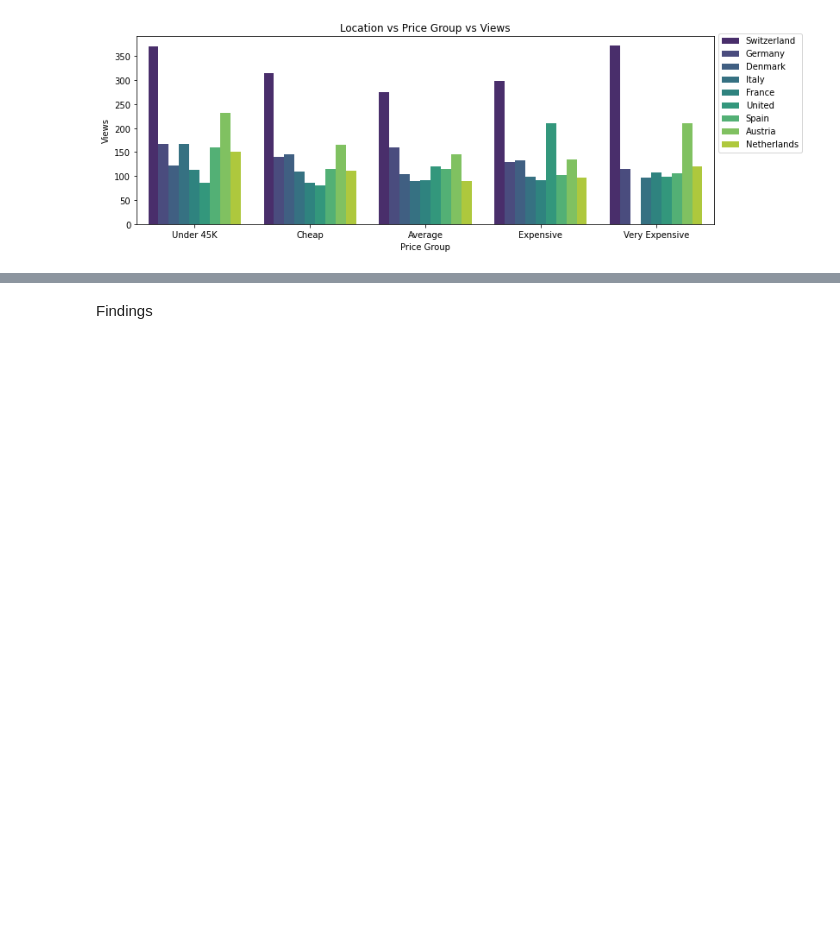
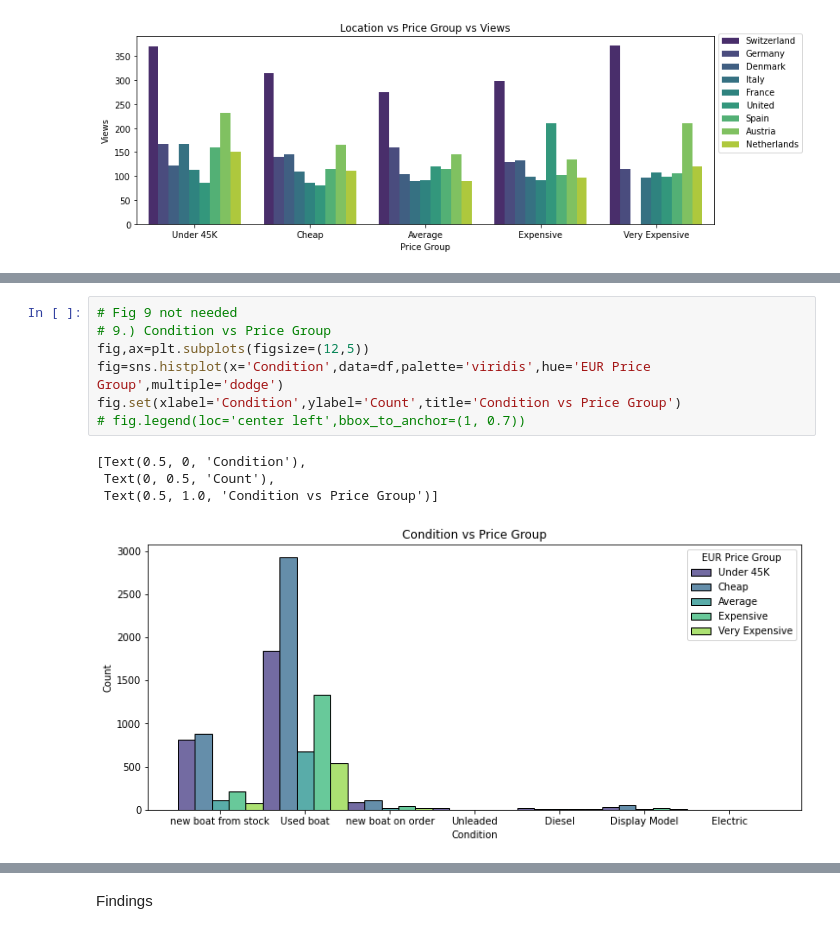
Before and after one commit to Estorko/Data-Analysis-Certification-Case-study-, a Jupyter notebook: DataCampCerf/DataCampCertf.ipynb, the cells around one changed output, grey strips where cells are left out. Cells and saved outputs as stored; diff of their text form; blank space fills up the shorter version.

```diff
--- a/DataCampCerf/DataCampCertf.ipynb
+++ b/DataCampCerf/DataCampCertf.ipynb
@@ -206,0 +219,12 @@ Swiss people are affordable for any kind of boat. Gerans prefer Average boats (1
+# %%
+# Fig 9 not needed
+# 9.) Condition vs Price Group
+fig,ax=plt.subplots(figsize=(12,5))
+fig=sns.histplot(x='Condition',data=df,palette='viridis',hue='EUR Price Group',multiple='dodge')
+fig.set(xlabel='Condition',ylabel='Count',title='Condition vs Price Group')
+# fig.legend(loc='center left',bbox_to_anchor=(1, 0.7))
+# %% [output]
+[Text(0.5, 0, 'Condition'),
+ Text(0, 0.5, 'Count'),
+ Text(0.5, 1.0, 'Condition vs Price Group')]
+[figure, added]
```
Also changed, not shown: parts of 10 cells of this notebook, 1 other file.
